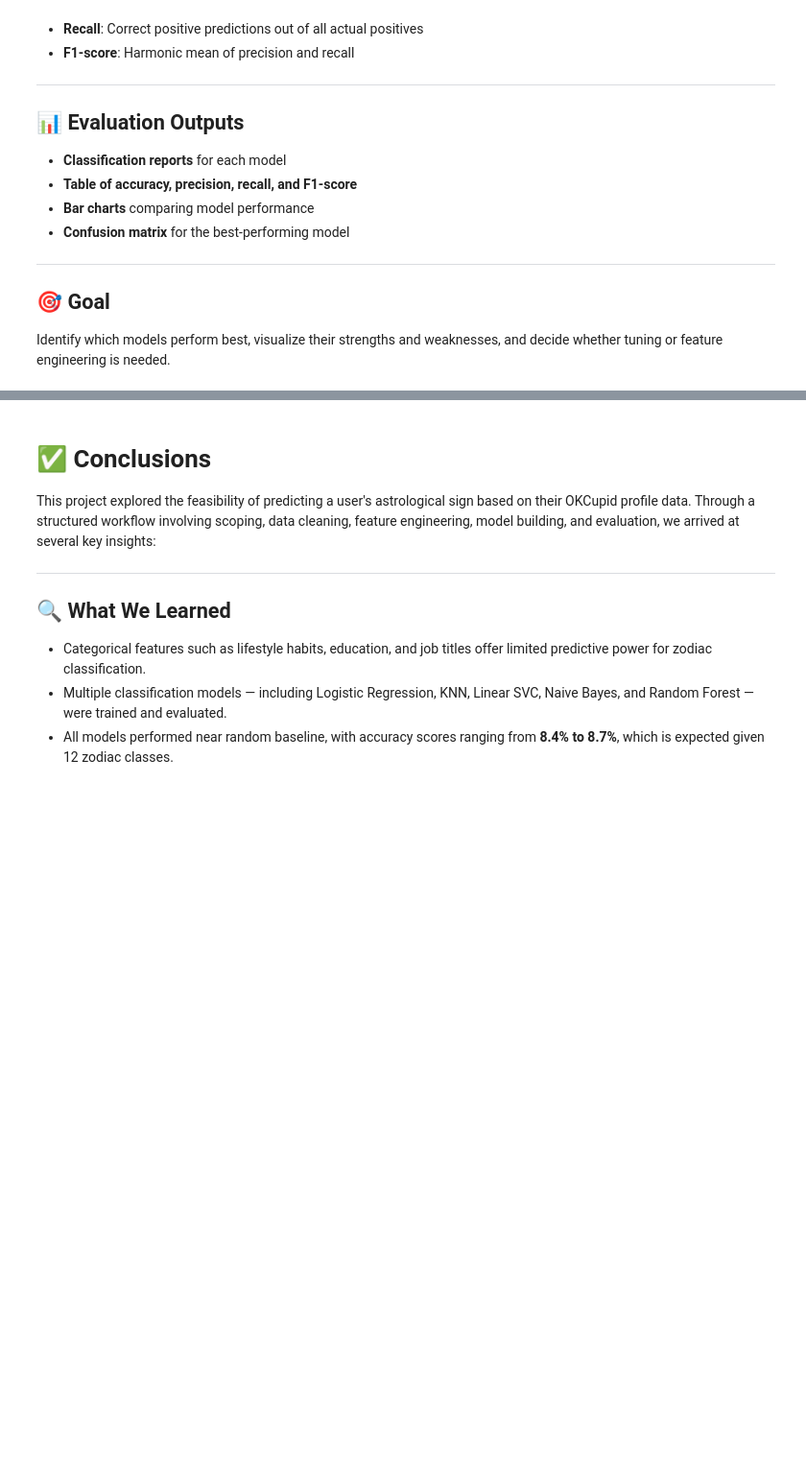
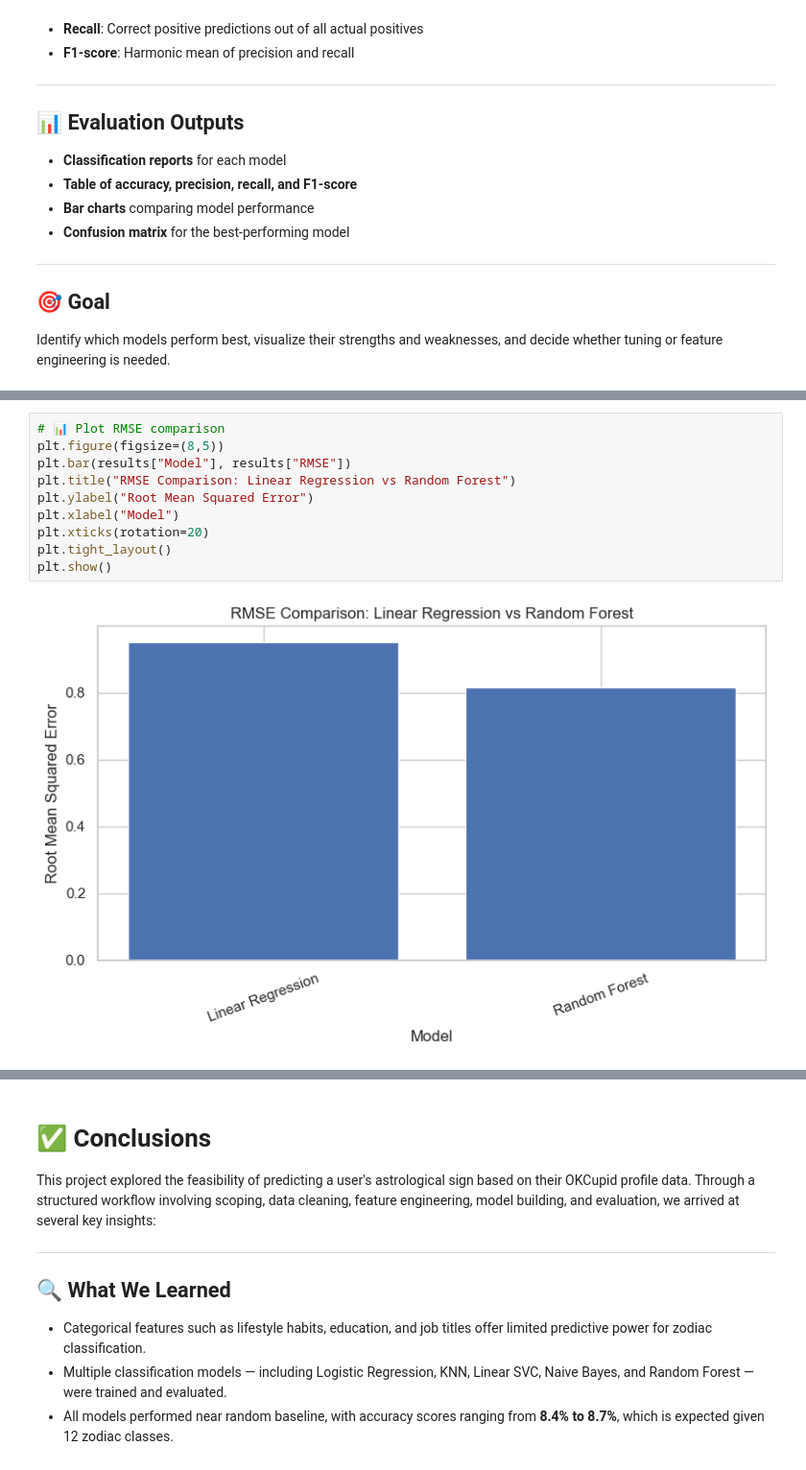
Before and after one commit to gabrielarcangelbol/OKCupid-Date-A-Scientist-Starter, a Jupyter notebook: date-a-scientist.ipynb, the cells around one changed output, grey strips where cells are left out. Shown at 96% size. Saved outputs shown, nothing was run; the diff lists cells and outputs as text; blank space fills up the shorter version.

```diff
--- a/date-a-scientist.ipynb
+++ b/date-a-scientist.ipynb
@@ -1152,0 +1229,12 @@ Passing `palette` without assigning `hue` is deprecated and will be removed in v
+# %%
+# 📊 Plot RMSE comparison
+plt.figure(figsize=(8,5))
+plt.bar(results["Model"], results["RMSE"])
+plt.title("RMSE Comparison: Linear Regression vs Random Forest")
+plt.ylabel("Root Mean Squared Error")
+plt.xlabel("Model")
+plt.xticks(rotation=20)
+plt.tight_layout()
+plt.show()
+# %% [output]
+[figure, added]
```
Also changed, not shown: parts of 12 cells of this notebook, 3 other files.
